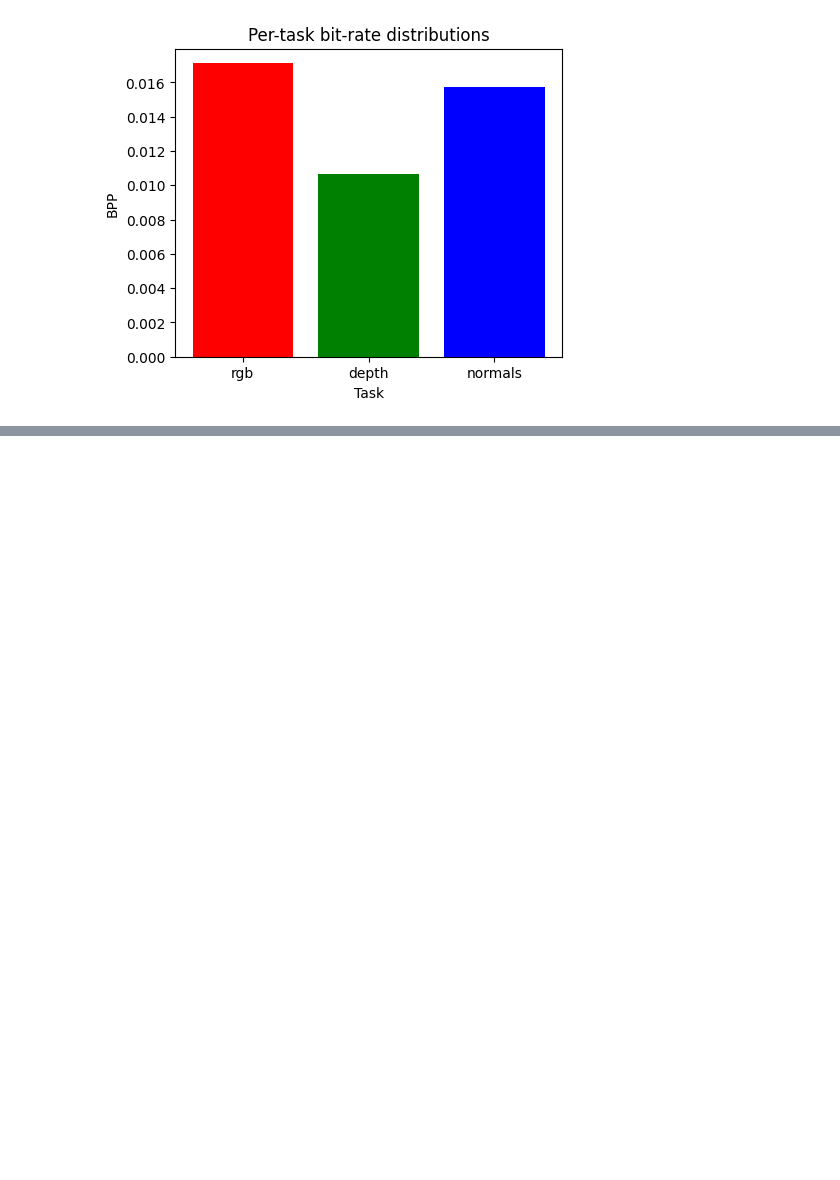
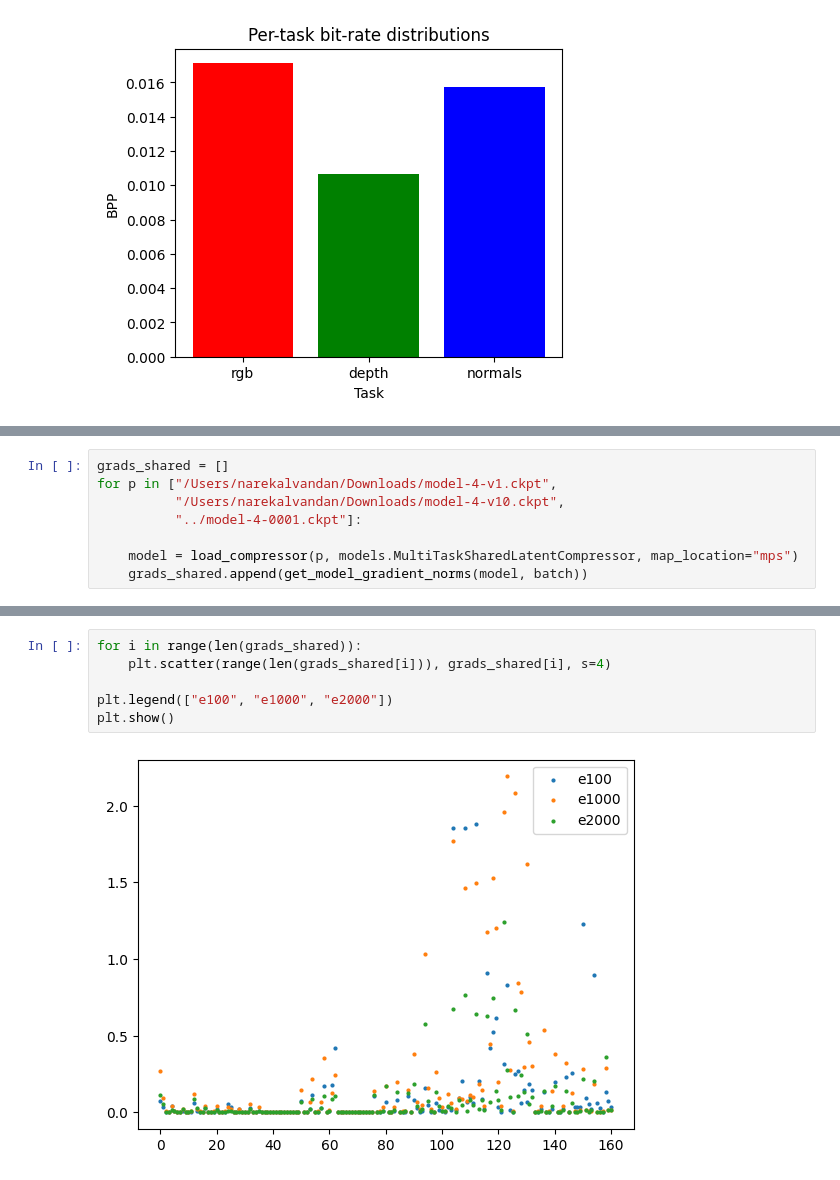
Before and after one commit to narekvslife/multi-modal-neural-compression, a Jupyter notebook: src/plots.ipynb, the cells around one changed output, grey strips where cells are left out. Drawn from its saved outputs; the diff is of its cells as text; blank space fills up the shorter version.

```diff
--- a/src/plots.ipynb
+++ b/src/plots.ipynb
@@ -559,0 +606,8 @@ for lat in (latents_5,):
+# %%
+grads_shared = []
+for p in ["/Users/narekalvandan/Downloads/model-4-v1.ckpt",
+          "/Users/narekalvandan/Downloads/model-4-v10.ckpt",
+          "../model-4-0001.ckpt"]:
+
+    model = load_compressor(p, models.MultiTaskSharedLatentCompressor, map_location="mps")
+    grads_shared.append(get_model_gradient_norms(model, batch))
@@ -559,0 +622,8 @@ for lat in (latents_5,):
+# %%
+for i in range(len(grads_shared)):
+    plt.scatter(range(len(grads_shared[i])), grads_shared[i], s=4)
+
+plt.legend(["e100", "e1000", "e2000"])
+plt.show()
+# %% [output]
+[figure, added]
```
Also changed, not shown: parts of 10 cells of this notebook.
